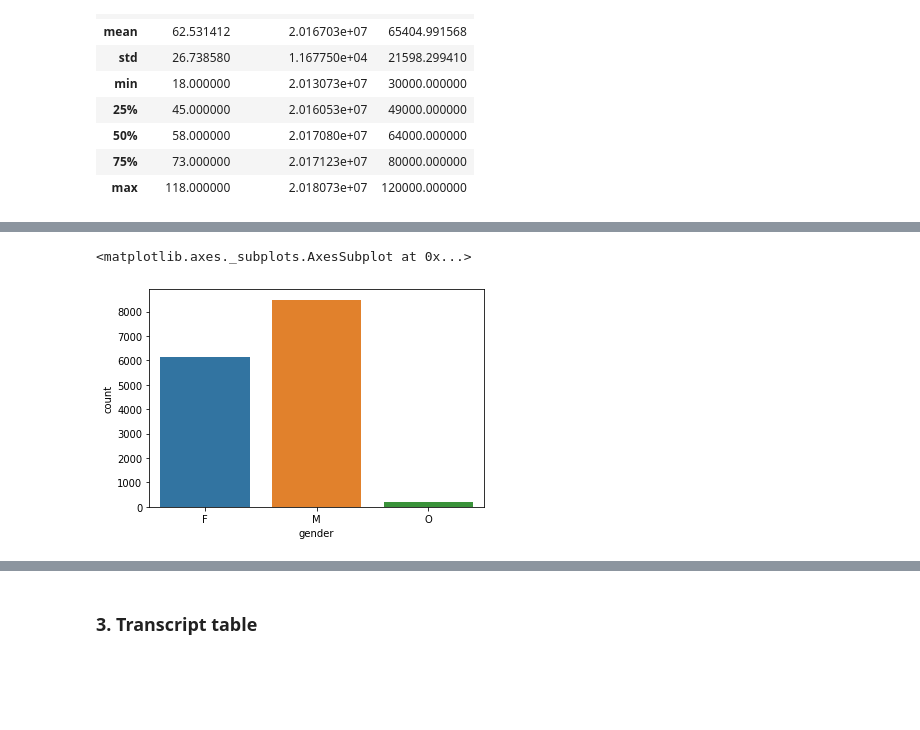
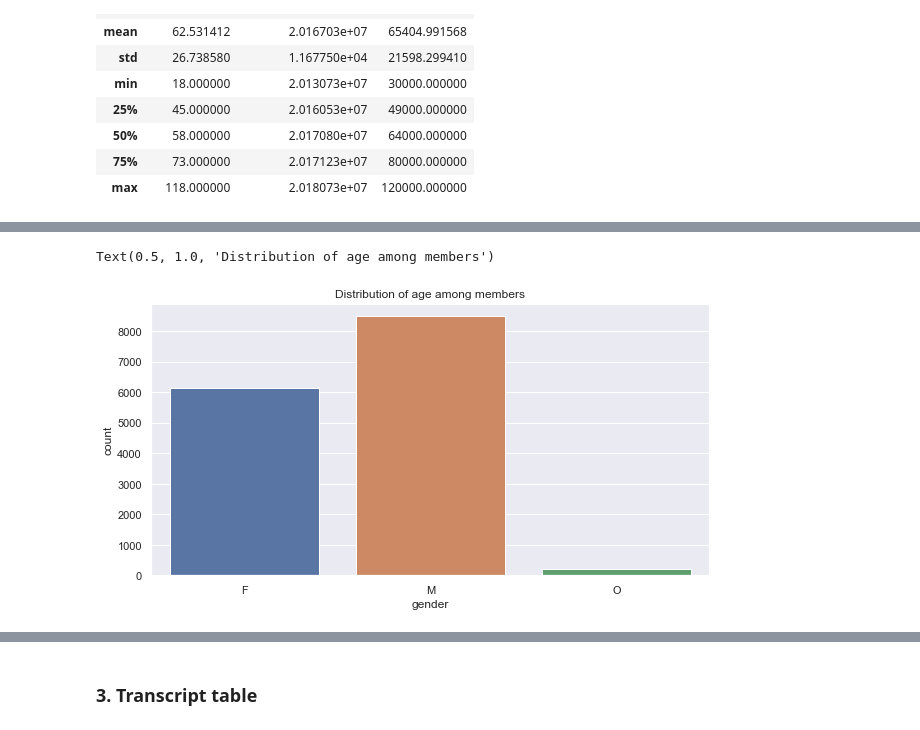
Before and after one commit to henribxn/udacityprojects_term2, a Jupyter notebook: CapstoneProject/Starbucks_Capstone_notebook.ipynb, the cells around one changed output, grey strips where cells are left out. Saved outputs shown, nothing was run; the diff lists cells and outputs as text; code cells hidden in the pictures; blank space fills up the shorter version.

```diff
--- a/CapstoneProject/Starbucks_Capstone_notebook.ipynb
+++ b/CapstoneProject/Starbucks_Capstone_notebook.ipynb
@@ -193,8 +207,9 @@ profile.income.hist();
 # %%
-sns.countplot(x='gender', data=profile)
+sns.set(rc={'figure.figsize':(10,5)})
+sns.countplot(x='gender', data=profile).set_title("Distribution of age among members")
 # %% [output]
-<matplotlib.axes._subplots.AxesSubplot at 0x...>
+Text(0.5, 1.0, 'Distribution of age among members')
-[figure, old version]
+[figure, new version]
 # %%
 def clean_profile(profile):
     '''
```
Also changed, not shown: parts of 44 cells of this notebook, 2 other files.
